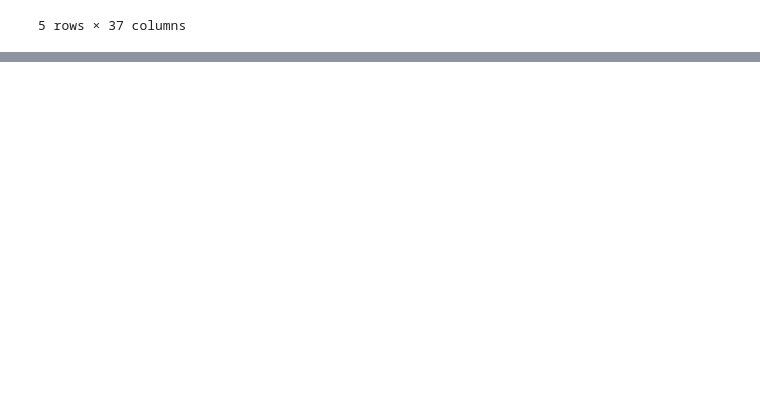
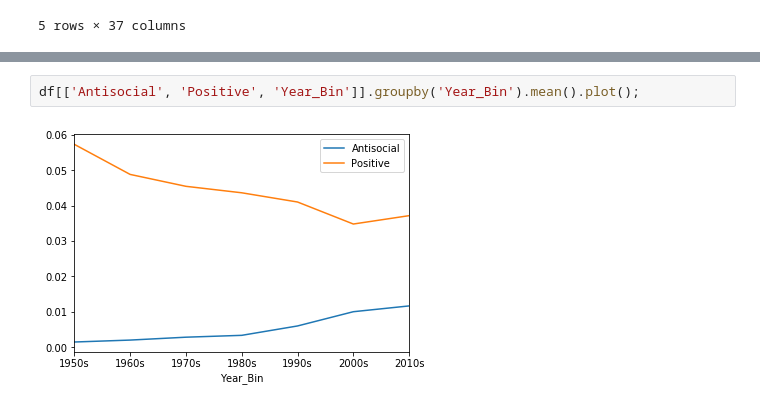
Before and after one commit to EggmanWalrus/40400-Music, a Jupyter notebook: Music Culture and Psychological States.ipynb, the cells around one changed output, grey strips where cells are left out. Saved outputs shown, nothing was run; the diff lists cells and outputs as text; blank space fills up the shorter version.

```diff
--- a/Music Culture and Psychological States.ipynb
+++ b/Music Culture and Psychological States.ipynb
@@ -217,0 +265,4 @@ Index(['lyrics', 'num_syllables', 'pos', 'year', 'fog_index', 'flesch_index',
+# %%
+df[['Antisocial', 'Positive', 'Year_Bin']].groupby('Year_Bin').mean().plot();
+# %% [output]
+[figure, added]
```
Also changed, not shown: parts of 18 cells of this notebook, 1 other file.
